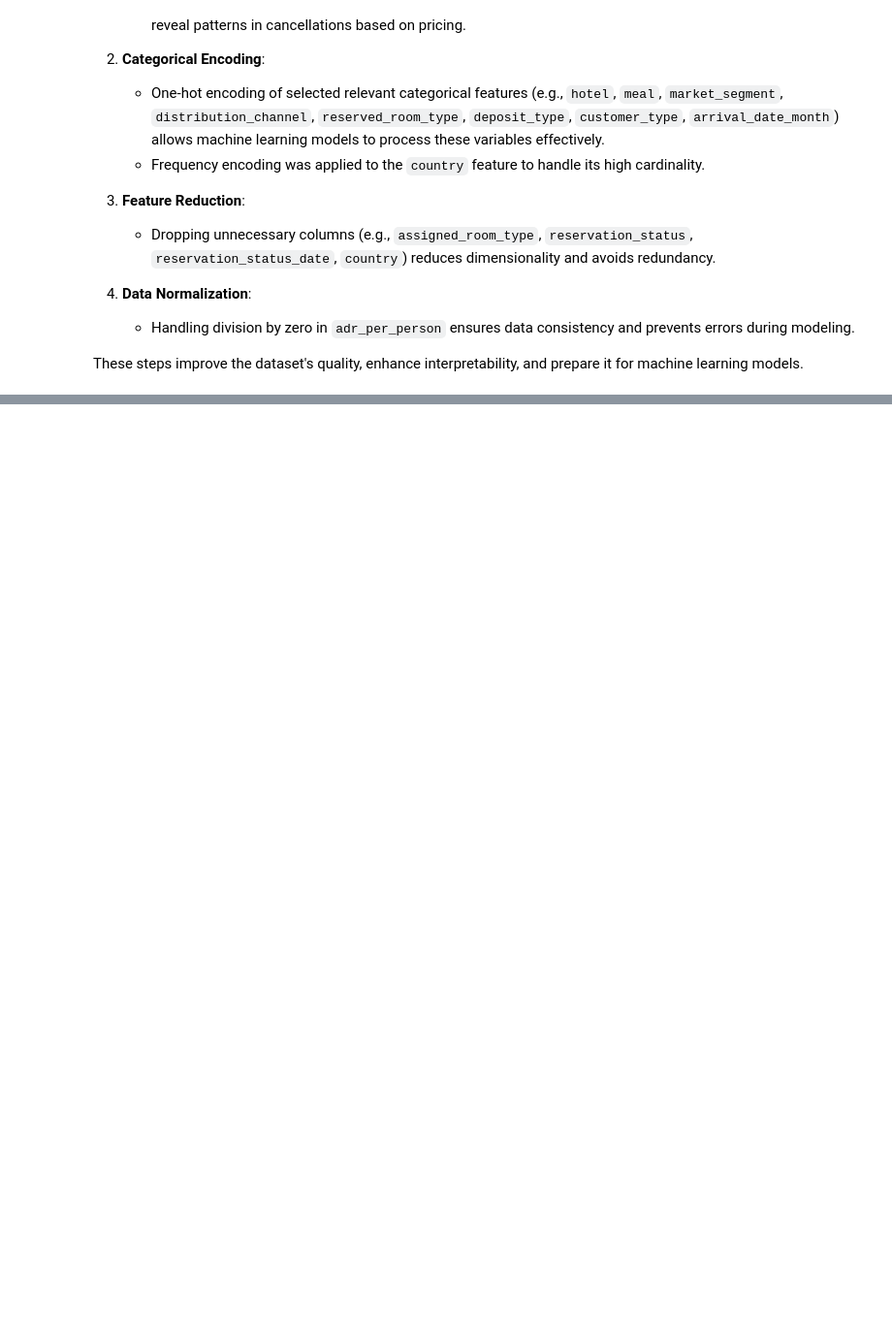
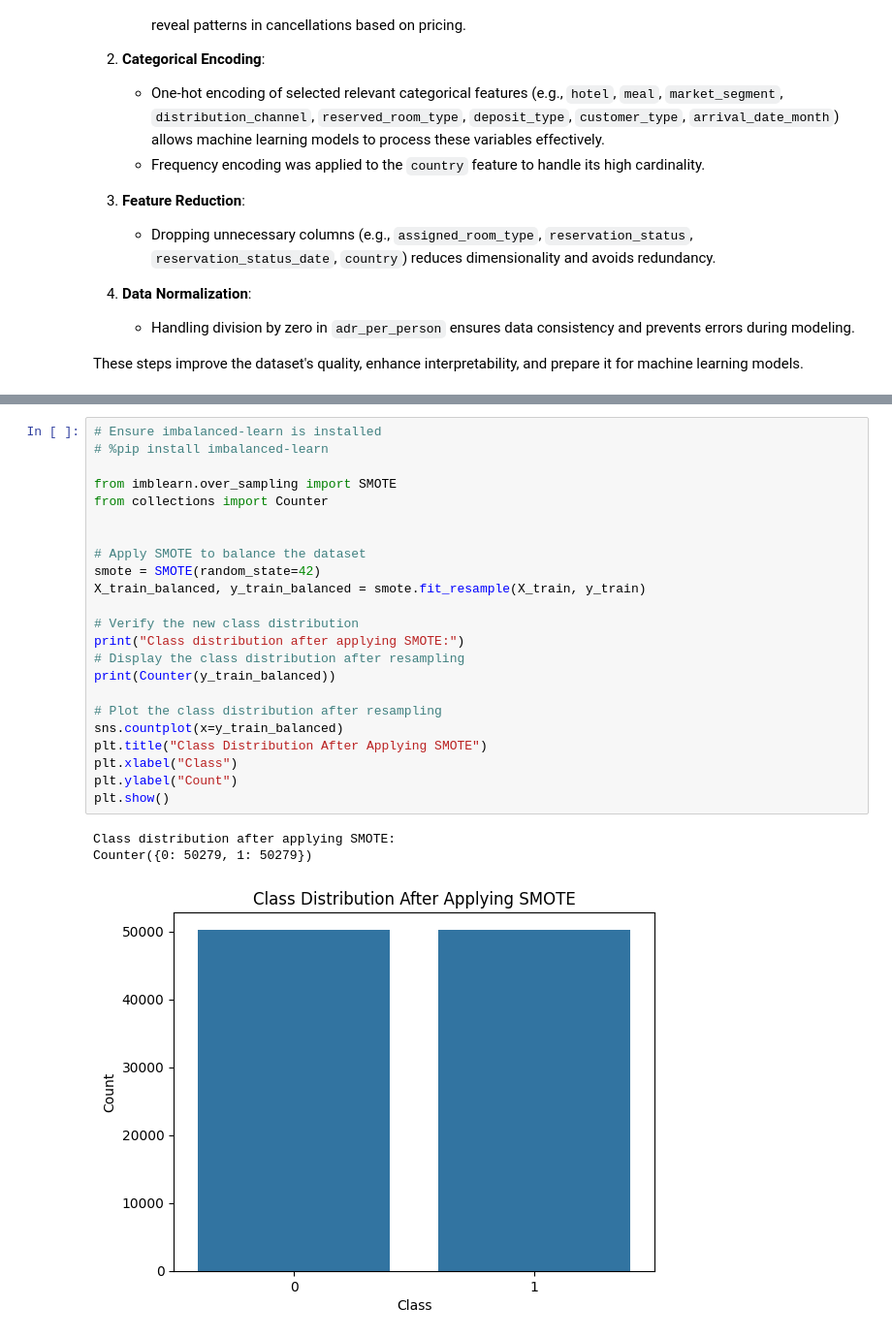
Before and after one commit to EitanKatz1/Hotel_bookin_demand, a Jupyter notebook: Hotel_bookin_demand_EDA.ipynb, the cells around one changed output, grey strips where cells are left out. Shown at 97% size. Cells and saved outputs as stored; diff of their text form; blank space fills up the shorter version.

```diff
--- a/Hotel_bookin_demand_EDA.ipynb
+++ b/Hotel_bookin_demand_EDA.ipynb
@@ -662,0 +696,27 @@ Testing set size: (19612, 63)
+# %%
+# Ensure imbalanced-learn is installed
+# %pip install imbalanced-learn
+
+from imblearn.over_sampling import SMOTE
+from collections import Counter
+
+
+# Apply SMOTE to balance the dataset
+smote = SMOTE(random_state=42)
+X_train_balanced, y_train_balanced = smote.fit_resample(X_train, y_train)
+
+# Verify the new class distribution
+print("Class distribution after applying SMOTE:")
+# Display the class distribution after resampling
+print(Counter(y_train_balanced))
+
+# Plot the class distribution after resampling
+sns.countplot(x=y_train_balanced)
+plt.title("Class Distribution After Applying SMOTE")
+plt.xlabel("Class")
+plt.ylabel("Count")
+plt.show()
+# %% [output]
+Class distribution after applying SMOTE:
+Counter({0: 50279, 1: 50279})
+[figure, added]
```
Also changed, not shown: parts of 7 cells of this notebook.
